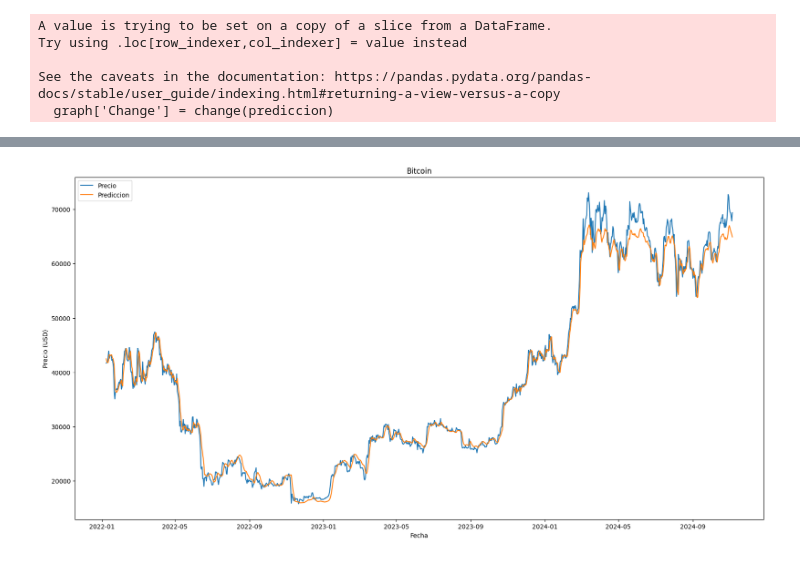
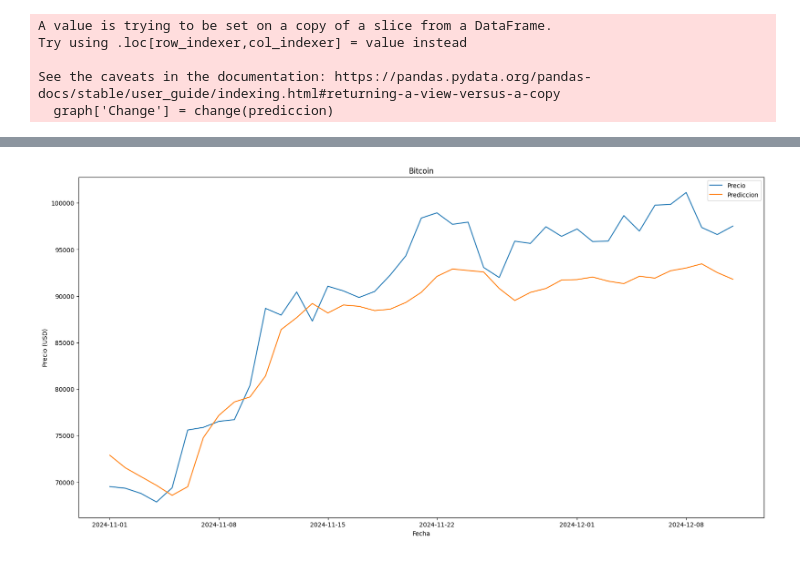
Before and after one commit to 3lC0ri4E/TrabajoTerminalB128, a Jupyter notebook: CryptoPredictModel/TechnicalAnalysisRNN.ipynb, the cells around one changed output, grey strips where cells are left out. Saved outputs shown, nothing was run; the diff lists cells and outputs as text; code cells hidden in the pictures.

```diff
--- a/CryptoPredictModel/TechnicalAnalysisRNN.ipynb
+++ b/CryptoPredictModel/TechnicalAnalysisRNN.ipynb
@@ -331,14 +371,14 @@ plt.show()
 # %%
 plt.figure(figsize=(20, 10))
-sns.lineplot(x='Date', y='Price', data=graph, label='Precio')
-sns.lineplot(x='Date', y='Prediction', data=graph, label='Prediccion')
+sns.lineplot(x='Date', y='Price', data=graph['11/2024':], label='Precio')
+sns.lineplot(x='Date', y='Prediction', data=graph['11/2024':], label='Prediccion')
 plt.title('Bitcoin')
 plt.xlabel('Fecha')
 plt.ylabel('Precio (USD)')
 plt.legend()
 plt.show()
 # %% [output]
-[figure, old version]
+[figure, new version]
 # %%
 # import numpy as np
 
```
Also changed, not shown: parts of 11 cells of this notebook, 11 other files.
